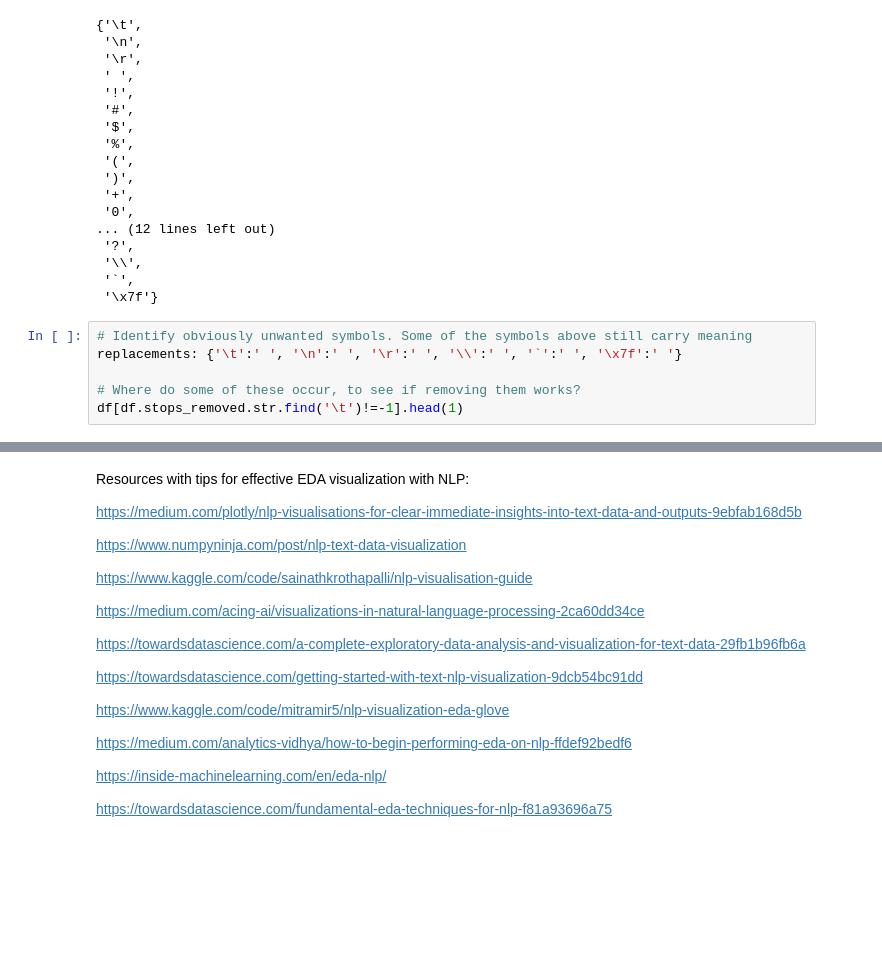
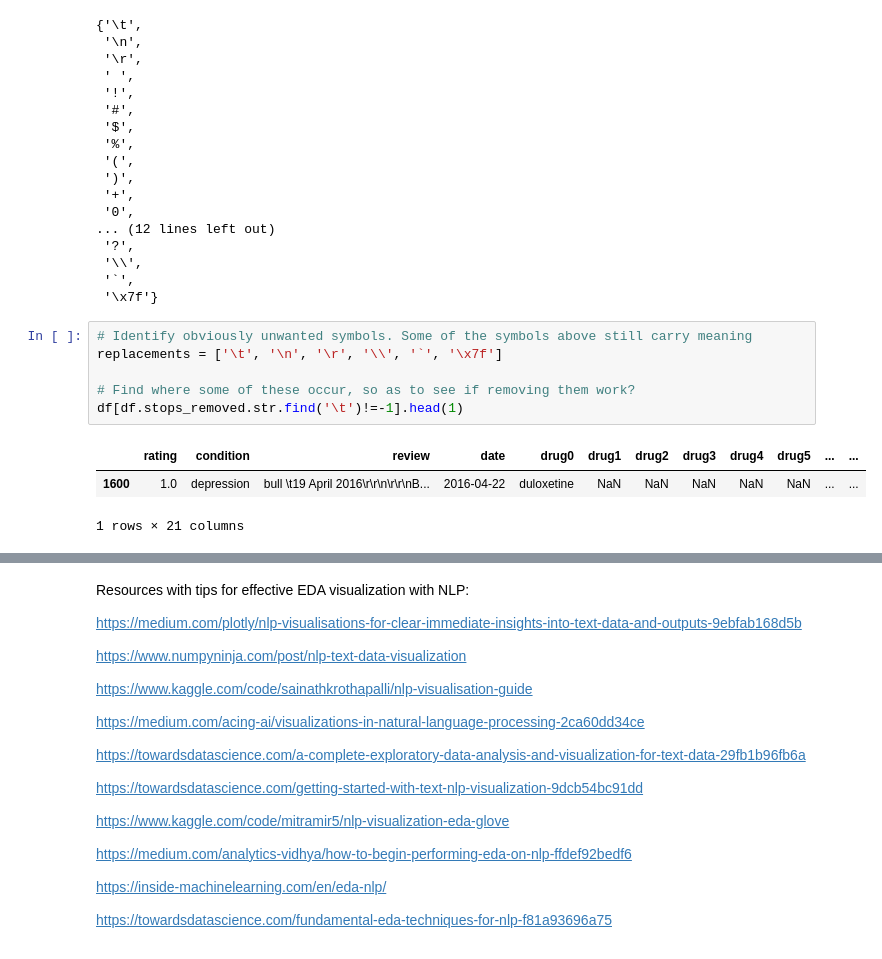
Before and after one commit to fractaldatalearning/psychedelic_efficacy, a Jupyter notebook: notebooks/4-kl-studies-nlp-eda.ipynb, the cells around one changed output, grey strips where cells are left out. Saved outputs shown, nothing was run; the diff lists cells and outputs as text; blank space fills up the shorter version.

```diff
--- a/notebooks/4-kl-studies-nlp-eda.ipynb
+++ b/notebooks/4-kl-studies-nlp-eda.ipynb
@@ -108,7 +108,11 @@ punctuation
  '\x7f'}
 # %%
 # Identify obviously unwanted symbols. Some of the symbols above still carry meaning
-replacements: {'\t':' ', '\n':' ', '\r':' ', '\\':' ', '`':' ', '\x7f':' '}
+replacements = ['\t', '\n', '\r', '\\', '`', '\x7f']
 
-# Where do some of these occur, to see if removing them works?
+# Find where some of these occur, so as to see if removing them work?
 df[df.stops_removed.str.find('\t')!=-1].head(1)
+# %% [output]
+|  | rating | condition | review | date | drug0 | drug1 | drug2 | drug3 | drug4 | drug5 | ... | ... |
+| 1600 | 1.0 | depression | bull \t19 April 2016\r\r\n\r\r\nB... | 2016-04-22 | duloxetine | NaN | NaN | NaN | NaN | NaN | ... | ... |
+1 rows × 21 columns
```
Also changed, not shown: parts of 10 cells of this notebook, 1 other file.
